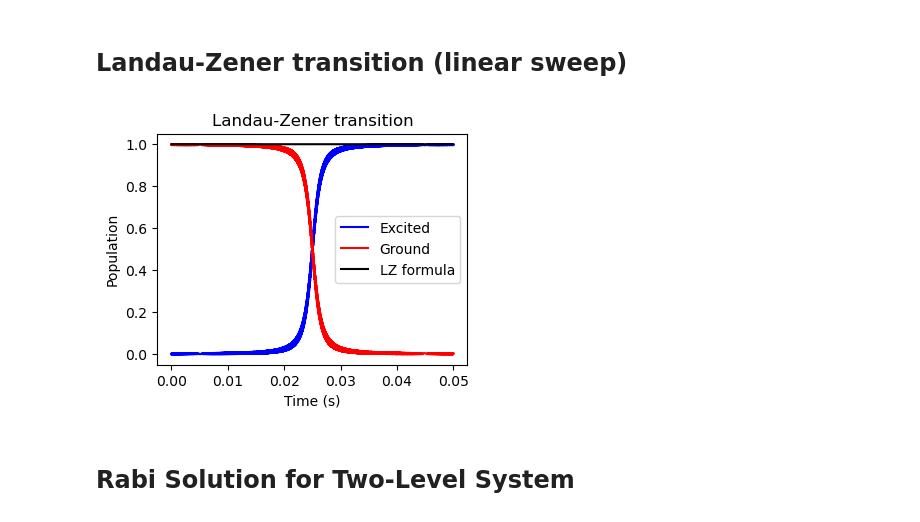
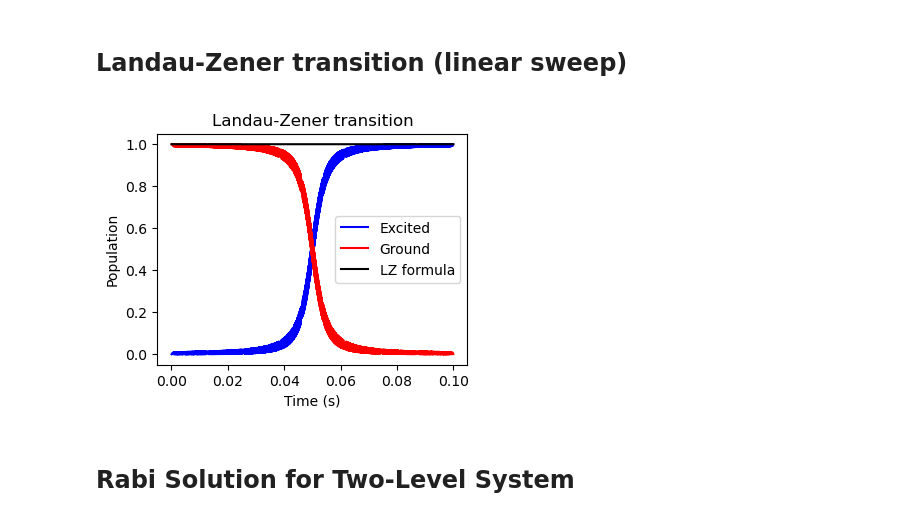
Before and after one commit to huanium/huanium, a Jupyter notebook: MIT_PhD/Fermi1/Fermi1 Calculator/Fermi1_Calculator_part_1_of_5.ipynb, the cells around one changed output. Cells and saved outputs as stored; diff of their text form; code cells hidden in the pictures.

```diff
--- a/MIT_PhD/Fermi1/Fermi1 Calculator/Fermi1_Calculator_part_1_of_5.ipynb
+++ b/MIT_PhD/Fermi1/Fermi1 Calculator/Fermi1_Calculator_part_1_of_5.ipynb
@@ -391,27 +393,27 @@ def LZ_solve(delta0, omegaR, ddelta_dt, psi0, tlist):
     return output.expect[0]
 # %%
 # calculate
-sweep_time   = 50e-3              # sweep time in secs
-sweep_span   = 500e3 * 2 * np.pi   # sweep span in Hz * 2pi, make sure this is >> omegaR for good LZ
+sweep_time   = 100e-3              # sweep time in secs
+sweep_span   = 800e3 * 2 * np.pi   # sweep span in Hz * 2pi, make sure this is >> omegaR for good LZ
 sweep_center = 0 * 2 * np.pi # sweep center in Hz * 2pi
 ddelta_dt    = sweep_span/sweep_time   # sweep rate in Hz/s * 2pi
 delta0       = -sweep_span/2   # initial detuning in Hz * 2pi
-omegaR       = 16e3 * 2 * np.pi   # Rabi frequency in Hz * 2pi
+omegaR       = 40e3 * 2 * np.pi   # Rabi frequency in Hz * 2pi
 psi0         = basis(2,0)      # initial state
 tlist        = np.linspace(0, sweep_time, 10000)
 p_ex         = LZ_solve(delta0, omegaR, ddelta_dt, psi0, tlist)
 
 # display results
 fig, ax = plt.subplots(figsize=(4,3))
 ax.plot(tlist, np.real(p_ex), 'b', tlist, np.real(1-p_ex), 'r')
 ax.plot(tlist, 1 - np.exp(-np.pi * omegaR **2 / (2 * ddelta_dt)) * np.ones(np.shape(tlist)), 'k')
 ax.set_xlabel('Time (s)')
 ax.set_ylabel('Population')
 ax.set_title('Landau-Zener transition')
 ax.legend(("Excited", "Ground", "LZ formula"), loc=0)
 plt.show()
 # %% [output]
-[figure, old version]
+[figure, new version]
 # %% [markdown]
 # <font size = 5>Rabi Solution for Two-Level System</font>
 # %%
```
Also changed, not shown: parts of 1 cell of this notebook, 3 other files.
